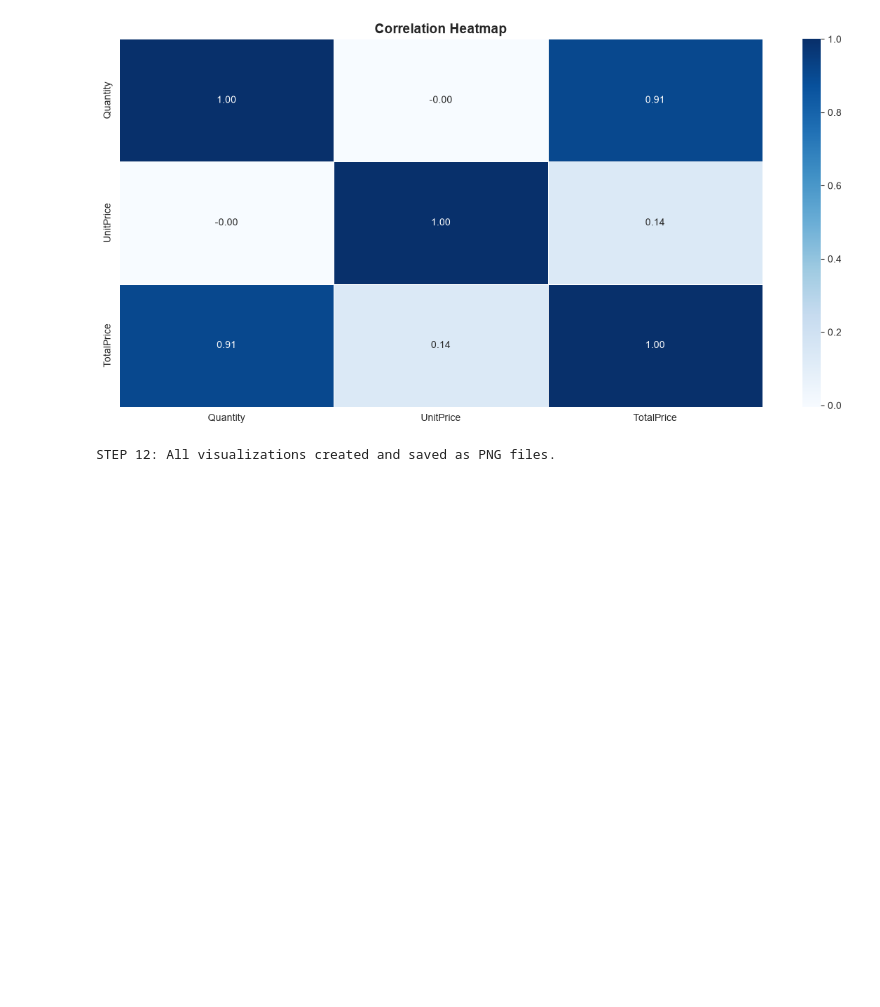
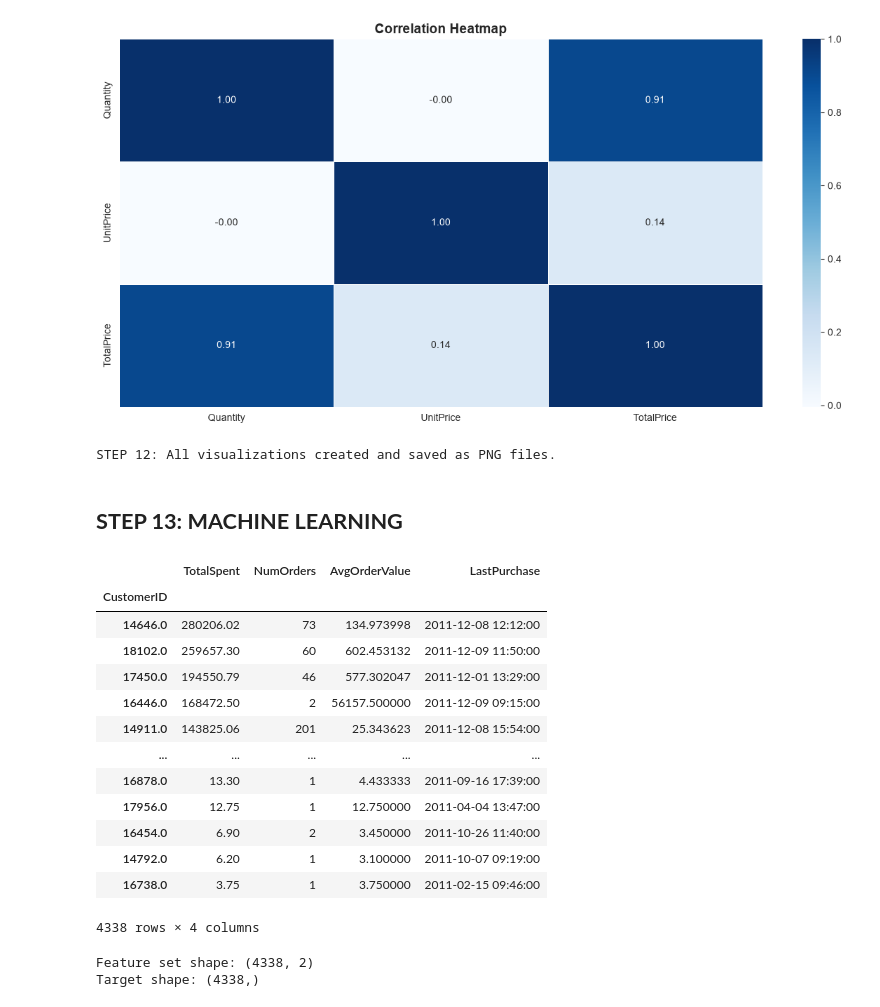
Before and after one commit to BatteryOrVansh/PythonHustle, a Jupyter notebook: Summer_Internship_Training/E-commerce_Analysis_Project/Ecommerce_Analysis.ipynb, the cells around one changed output. Drawn from its saved outputs; the diff is of its cells as text; code cells hidden in the pictures; blank space fills up the shorter version.

Commit message:
initiate sckikit learn and start machine learning step

```diff
--- a/Summer_Internship_Training/E-commerce_Analysis_Project/Ecommerce_Analysis.ipynb
+++ b/Summer_Internship_Training/E-commerce_Analysis_Project/Ecommerce_Analysis.ipynb
@@ -758,3 +758,5 @@ print("STEP 12: All visualizations created and saved as PNG files.")
 # %% [output]
 [figure]
 STEP 12: All visualizations created and saved as PNG files.
+# %% [markdown]
+## **STEP 13: MACHINE LEARNING**
@@ -760,0 +767,28 @@ STEP 12: All visualizations created and saved as PNG files.
+# %%
+customer_summary
+# %% [output]
+|  | TotalSpent | NumOrders | AvgOrderValue | LastPurchase |
+| CustomerID |  |  |  |  |
+| 14646.0 | 280206.02 | 73 | 134.973998 | 2011-12-08 12:12:00 |
+| 18102.0 | 259657.30 | 60 | 602.453132 | 2011-12-09 11:50:00 |
+| 17450.0 | 194550.79 | 46 | 577.302047 | 2011-12-01 13:29:00 |
+| 16446.0 | 168472.50 | 2 | 56157.500000 | 2011-12-09 09:15:00 |
+| 14911.0 | 143825.06 | 201 | 25.343623 | 2011-12-08 15:54:00 |
+| ... | ... | ... | ... | ... |
+| 16878.0 | 13.30 | 1 | 4.433333 | 2011-09-16 17:39:00 |
+| 17956.0 | 12.75 | 1 | 12.750000 | 2011-04-04 13:47:00 |
+| 16454.0 | 6.90 | 2 | 3.450000 | 2011-10-26 11:40:00 |
+| 14792.0 | 6.20 | 1 | 3.100000 | 2011-10-07 09:19:00 |
+| 16738.0 | 3.75 | 1 | 3.750000 | 2011-02-15 09:46:00 |
+4338 rows × 4 columns
+# %%
+ml_data = customer_summary[["NumOrders", "AvgOrderValue", "TotalSpent"]].dropna()
+
+x = ml_data[["NumOrders", "AvgOrderValue"]]
+y = ml_data["TotalSpent"]
+
+print("Feature set shape:", x.shape)
+print("Target shape:", y.shape)
+# %% [output]
+Feature set shape: (4338, 2)
+Target shape: (4338,)
```
Also changed, not shown: parts of 2 cells of this notebook.
